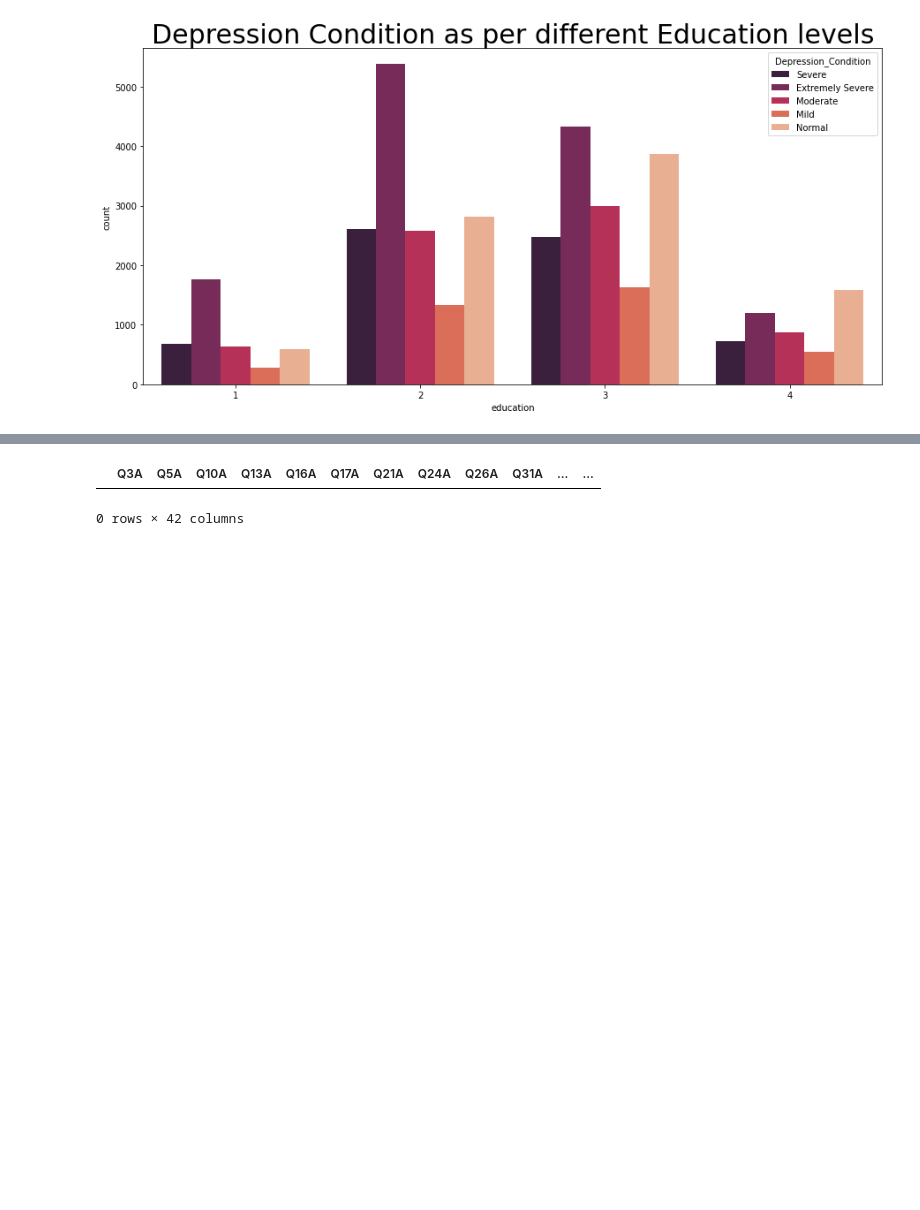
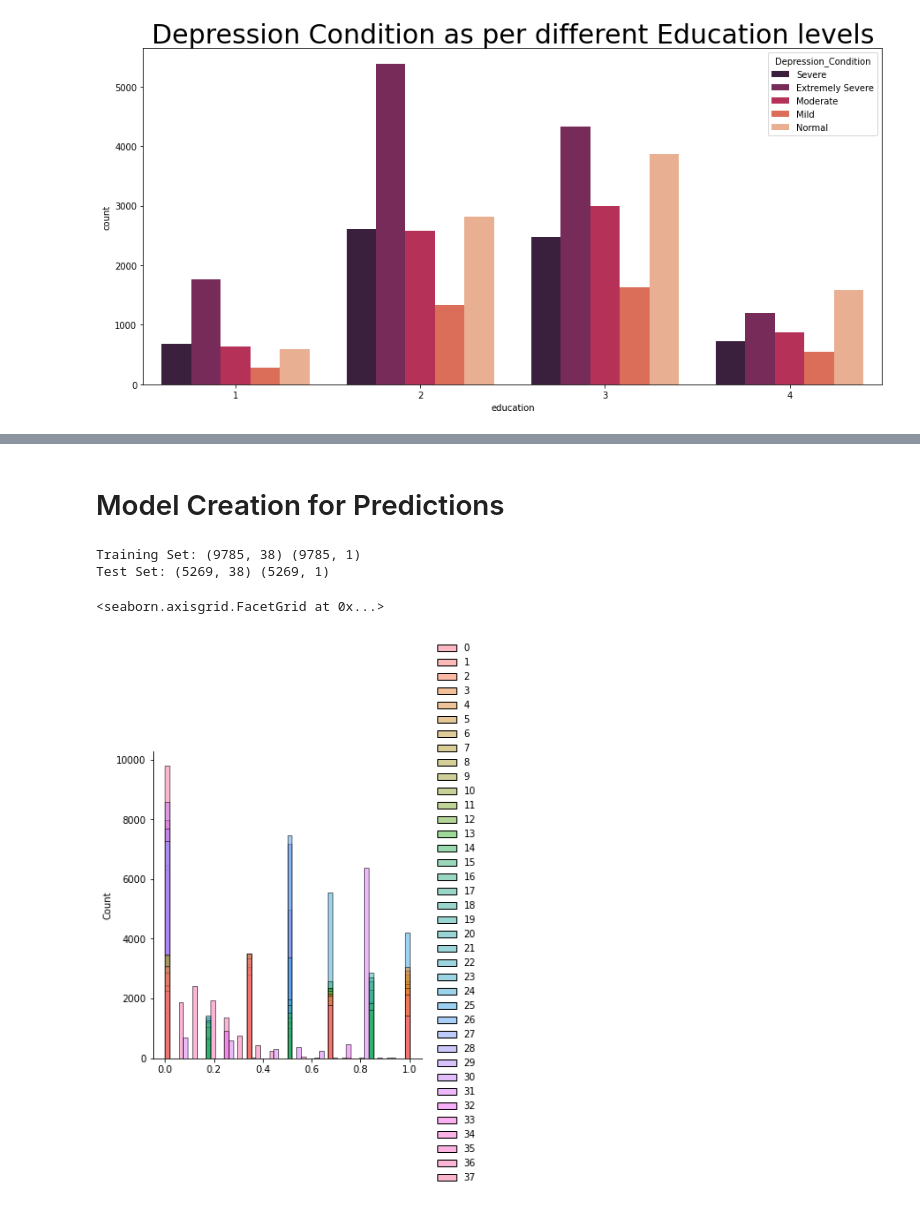
Before and after one commit to weihan444/ML-Hackathon, a Jupyter notebook: ML_Hackathon.ipynb, the cells around one changed output, grey strips where cells are left out. Drawn from its saved outputs; the diff is of its cells as text; code cells hidden in the pictures; blank space fills up the shorter version.

Commit message:
Done model

```diff
--- a/ML_Hackathon.ipynb
+++ b/ML_Hackathon.ipynb
@@ -788,4 +788,4 @@ def change_var(x):
     elif x=='Older People':
         return 4
 # %%
-Depression_setCopy['Age_Groups']=Depression_setCopy['Age_Groups'].apply(change_var)
+Depression_set['Age_Groups']=Depression_set['Age_Groups'].apply(change_var)
@@ -794,6 +795,5 @@ what is this code for?
 # %%
-Depression_setCopy=Depression_setCopy.dropna()
-Depression=Depression.drop(columns=['Total_Count','country','age'])
+Depression_set=Depression_set.dropna()
+Depression_set=Depression_set.drop(columns=['Total_Count','country','age'])
-# %% [output]
-|  | Q3A | Q5A | Q10A | Q13A | Q16A | Q17A | Q21A | Q24A | Q26A | Q31A | ... | ... |
-0 rows × 42 columns
+# %% [markdown]
+# Model Creation for Predictions
@@ -799,0 +812,27 @@ Depression=Depression.drop(columns=['Total_Count','country','age'])
+# %%
+scaler = MinMaxScaler()
+X = Depression_set[['Q3A', 'Q5A', 'Q10A', 'Q13A', 'Q16A', 'Q17A', 'Q21A', 'Q24A', 'Q26A',
+       'Q31A', 'Q34A', 'Q37A', 'Q38A', 'Q42A',
+       'Extraverted-enthusiastic', 'Critical-quarrelsome',
+       'Dependable-self_disciplined', 'Anxious-easily upset',
+        'Open to new experiences-complex', 'Reserved-quiet', 'Sympathetic-warm',
+        'Disorganized-careless', 'Calm-emotionally_stable',
+        'Conventional-uncreative', 'education', 'urban', 'gender', 'engnat',
+        'screensize', 'uniquenetworklocation', 'hand', 'religion',
+        'orientation', 'race', 'voted', 'married', 'familysize',
+        'Age_Groups']]
+y = Depression_set[['Depression_Condition']]
+X_train,X_test,y_train,y_test = train_test_split(X,y,test_size=0.35,random_state=0)
+X_train_scaled = scaler.fit_transform(X_train)
+X_test_scaled = scaler.transform(X_test)
+# %%
+print('Training Set:',X_train.shape,y_train.shape)
+print('Test Set:',X_test.shape,y_test.shape)
+# %% [output]
+Training Set: (9785, 38) (9785, 1)
+Test Set: (5269, 38) (5269, 1)
+# %%
+sns.displot(X_train_scaled)
+# %% [output]
+<seaborn.axisgrid.FacetGrid at 0x...>
+[figure, added]
```
Also changed, not shown: parts of 36 cells of this notebook.
